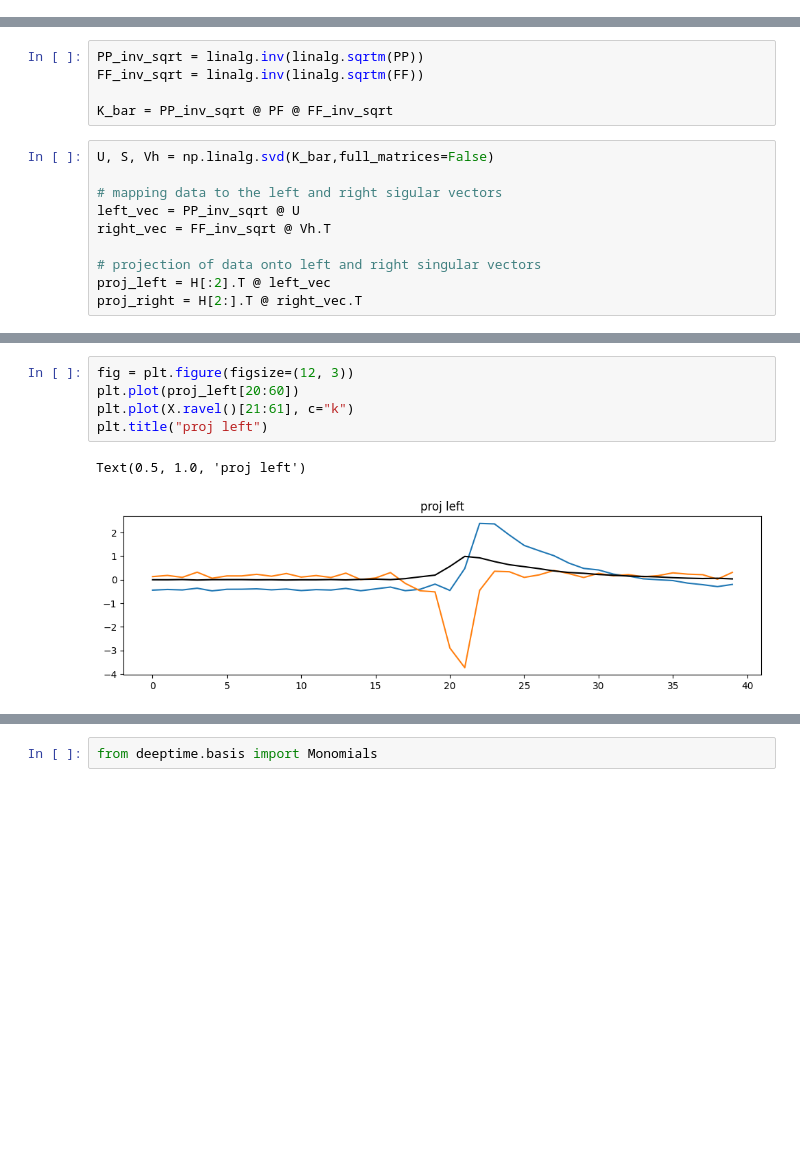
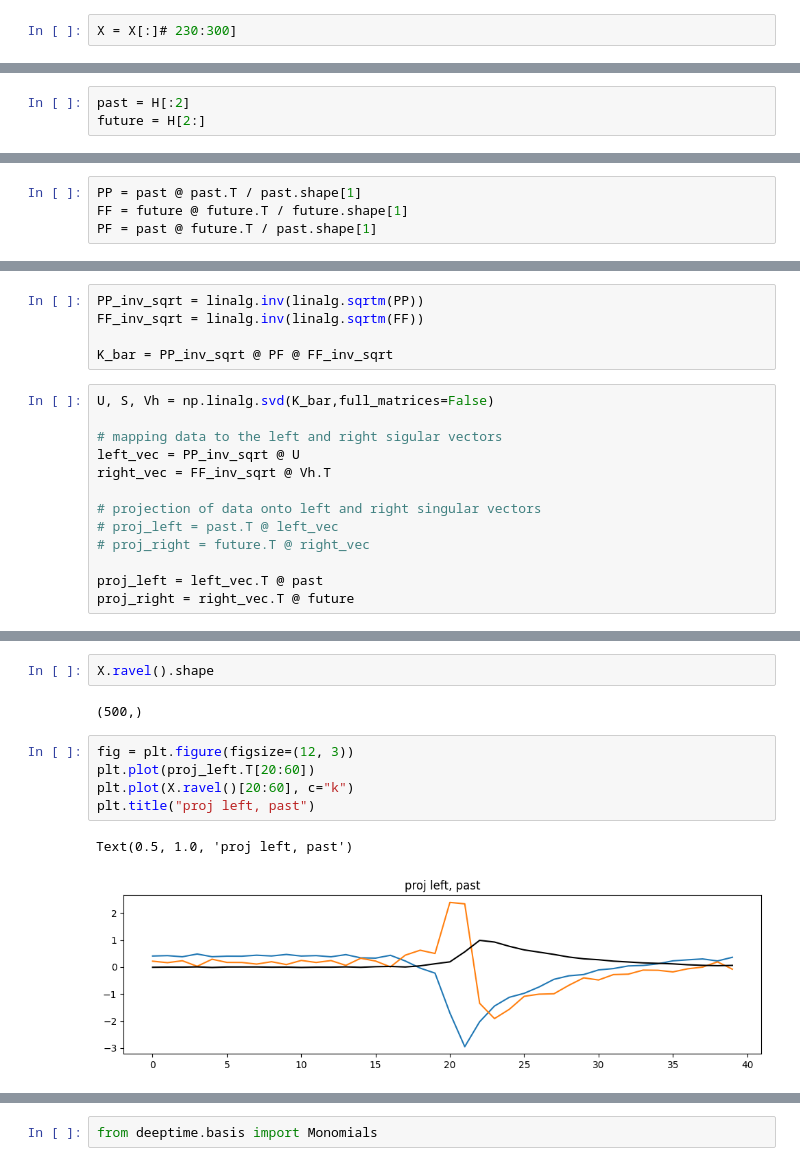
Before and after one commit to kushalkolar/td-svd-sandbox, a Jupyter notebook: vamp_sqrtm_based_multi_expo.ipynb, the cells around one changed output, grey strips where cells are left out. Saved outputs shown, nothing was run; the diff lists cells and outputs as text; blank space fills up the shorter version.

```diff
--- a/vamp_sqrtm_based_multi_expo.ipynb
+++ b/vamp_sqrtm_based_multi_expo.ipynb
@@ -145,6 +145,8 @@ X, _ = generate_data(
 X.shape
 # %% [output]
 (1, 500)
+# %%
+X = X[:]# 230:300]
 # %%
 plt.plot(X[0])
 # plt.plot(X[1])
@@ -189,0 +193,3 @@ PF = cov[2:, :2]
+# %%
+past = H[:2]
+future = H[2:]
@@ -189,0 +200,4 @@ PF = cov[2:, :2]
+# %%
+PP = past @ past.T / past.shape[1]
+FF = future @ future.T / future.shape[1]
+PF = past @ future.T / past.shape[1]
@@ -200,8 +225,11 @@ left_vec = PP_inv_sqrt @ U
 right_vec = FF_inv_sqrt @ Vh.T
 
 # projection of data onto left and right singular vectors
-proj_left = H[:2].T @ left_vec
-proj_right = H[2:].T @ right_vec.T
+# proj_left = past.T @ left_vec
+# proj_right = future.T @ right_vec
+
+proj_left = left_vec.T @ past
+proj_right = right_vec.T @ future
 # %%
 plt.figure(figsize=(3, 3))
 plt.plot(S / S.max(),'o-')
@@ -221,10 +249,14 @@ Text(0.5, 1.0, 'right')
+# %%
+X.ravel().shape
+# %% [output]
+(500,)
 # %%
 fig = plt.figure(figsize=(12, 3))
-plt.plot(proj_left[20:60])
-plt.plot(X.ravel()[21:61], c="k")
-plt.title("proj left")
+plt.plot(proj_left.T[20:60])
+plt.plot(X.ravel()[20:60], c="k")
+plt.title("proj left, past")
 # %% [output]
-Text(0.5, 1.0, 'proj left')
+Text(0.5, 1.0, 'proj left, past')
-[figure, old version]
+[figure, new version]
 # %%
 fig = plt.figure(figsize=(12, 3))
```
Also changed, not shown: parts of 83 cells of this notebook.
